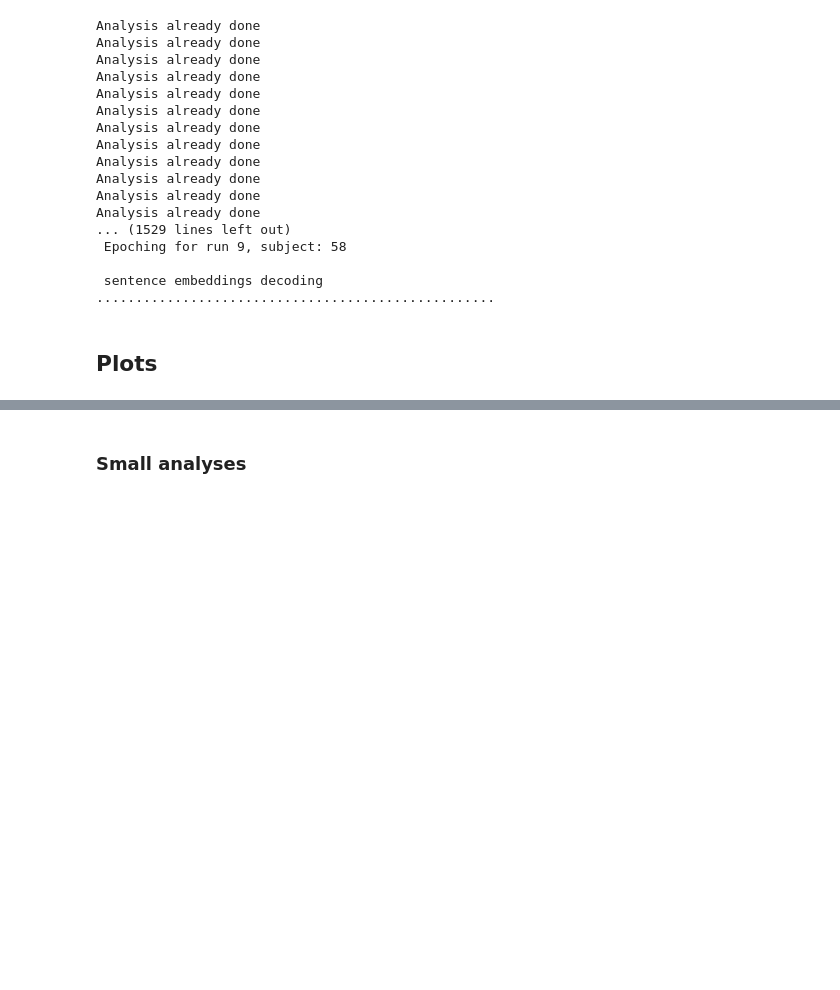
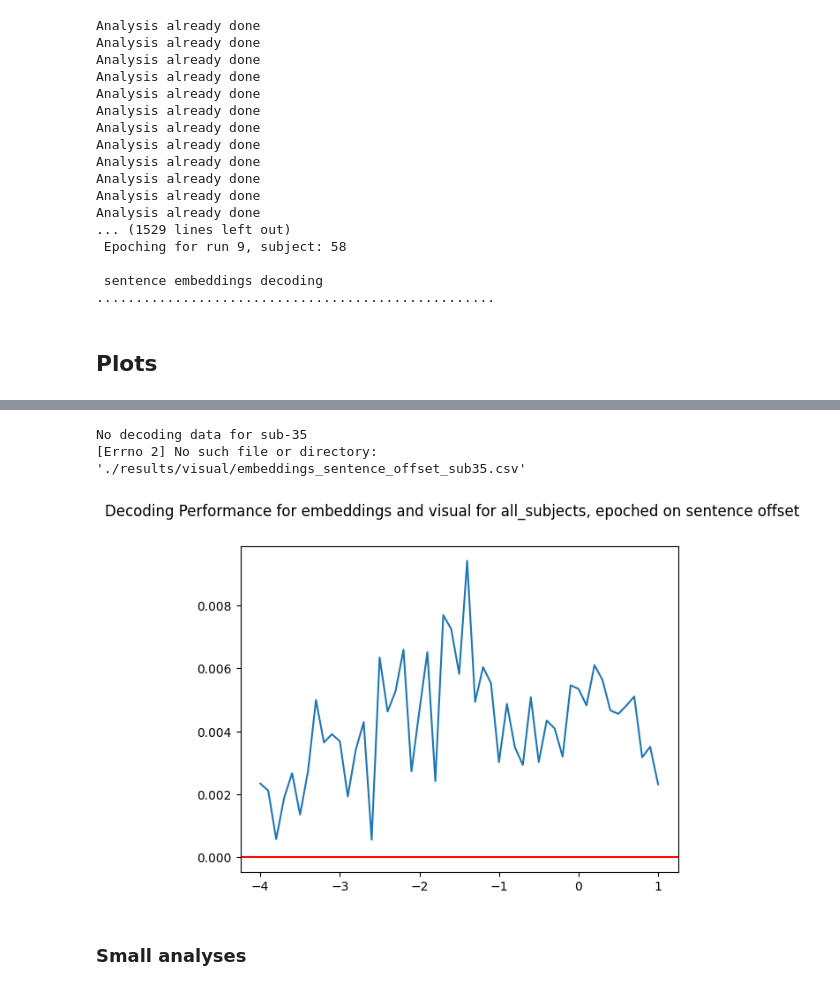
Before and after one commit to BelCorentin/neurospin-petit-prince, a Jupyter notebook: decoding/local_testing/analysis.ipynb, the cells around one changed output, grey strips where cells are left out. Drawn from its saved outputs; the diff is of its cells as text; code cells hidden in the pictures; blank space fills up the shorter version.

```diff
--- a/decoding/local_testing/analysis.ipynb
+++ b/decoding/local_testing/analysis.ipynb
@@ -344,3 +383,12 @@ No decoding data for sub-58
+# %%
+modality = 'visual'
+start = 'offset'
+decoding_criterion = 'embeddings'
+sub_avg_plot(level, start, decoding_criterion, modality)
+# %% [output]
+No decoding data for sub-35
+[Errno 2] No such file or directory: './results/visual/embeddings_sentence_offset_sub35.csv'
+[figure, added]
 # %% [markdown]
 ### Small analyses
 # %%
```
Also changed, not shown: parts of 5 cells of this notebook, 11 other files.
